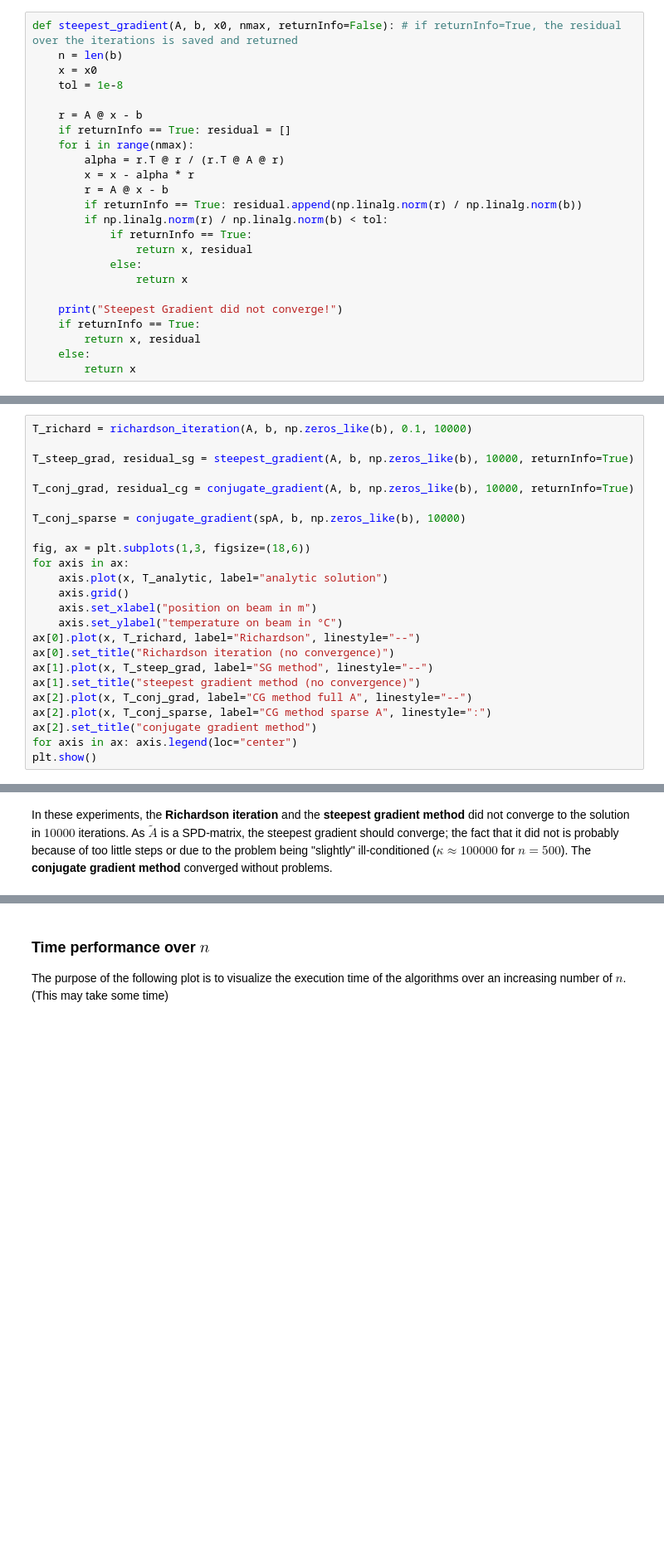
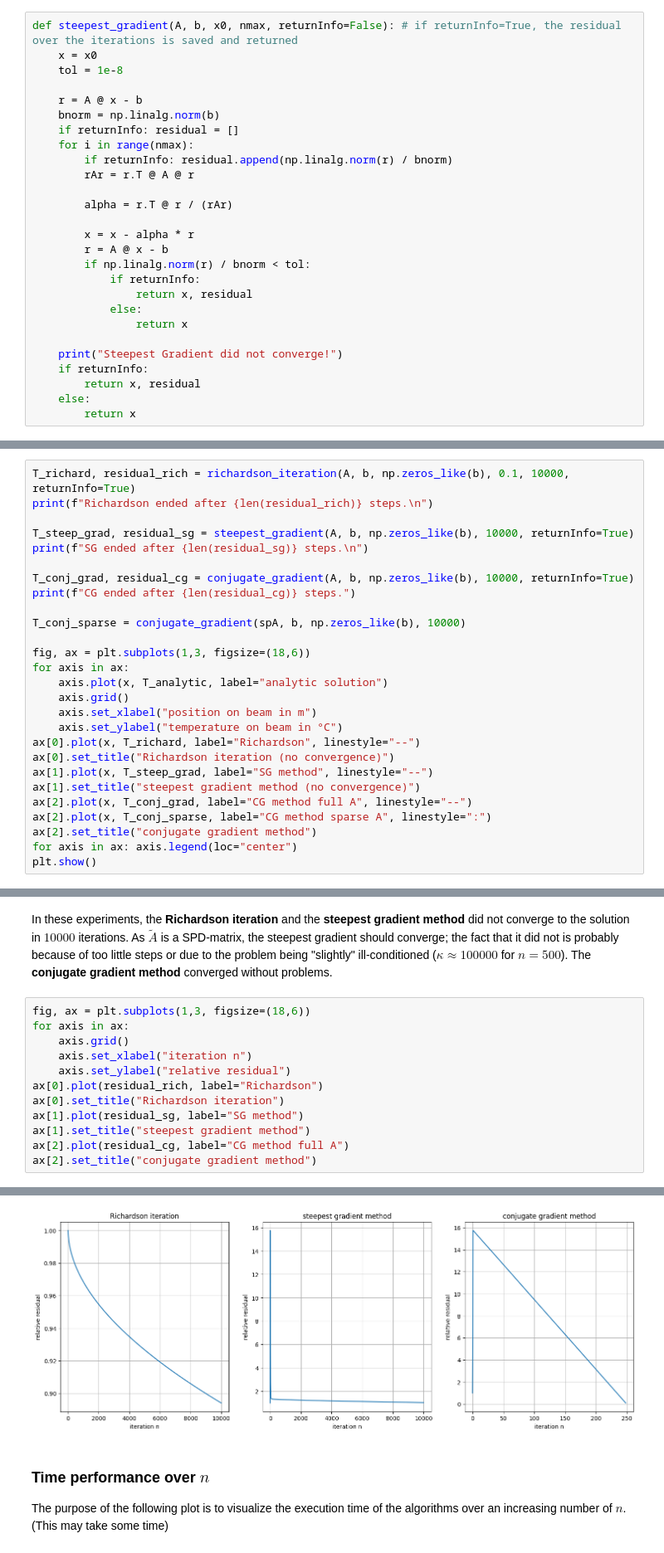
Before and after one commit to ajayhanssen/ThermalBar, a Jupyter notebook: thermalBar.ipynb, the cells around one changed output, grey strips where cells are left out. Shown at 83% size. Cells and saved outputs as stored; diff of their text form; blank space fills up the shorter version.

```diff
--- a/thermalBar.ipynb
+++ b/thermalBar.ipynb
@@ -276,25 +286,28 @@ def richardson_iteration(A, b, x0, theta, nmax):
 ##### Steepest gradient method
 # %%
 def steepest_gradient(A, b, x0, nmax, returnInfo=False): # if returnInfo=True, the residual over the iterations is saved and returned
-    n = len(b)
     x = x0
     tol = 1e-8
 
     r = A @ x - b
-    if returnInfo == True: residual = []
+    bnorm = np.linalg.norm(b)
+    if returnInfo: residual = []
     for i in range(nmax):
-        alpha = r.T @ r / (r.T @ A @ r)
+        if returnInfo: residual.append(np.linalg.norm(r) / bnorm)
+        rAr = r.T @ A @ r
+
+        alpha = r.T @ r / (rAr)
+
         x = x - alpha * r
         r = A @ x - b
-        if returnInfo == True: residual.append(np.linalg.norm(r) / np.linalg.norm(b))
-        if np.linalg.norm(r) / np.linalg.norm(b) < tol:
-            if returnInfo == True:
+        if np.linalg.norm(r) / bnorm < tol:
+            if returnInfo:
                 return x, residual
             else:
                 return x
 
     print("Steepest Gradient did not converge!")
-    if returnInfo == True:
+    if returnInfo:
         return x, residual
     else:
         return x
@@ -390,9 +403,12 @@ The system of equations is solved with each iterative solver and the results are
 # %%
-T_richard = richardson_iteration(A, b, np.zeros_like(b), 0.1, 10000)
+T_richard, residual_rich = richardson_iteration(A, b, np.zeros_like(b), 0.1, 10000, returnInfo=True)
+print(f"Richardson ended after {len(residual_rich)} steps.\n")
 
 T_steep_grad, residual_sg = steepest_gradient(A, b, np.zeros_like(b), 10000, returnInfo=True)
+print(f"SG ended after {len(residual_sg)} steps.\n")
 
 T_conj_grad, residual_cg = conjugate_gradient(A, b, np.zeros_like(b), 10000, returnInfo=True)
+print(f"CG ended after {len(residual_cg)} steps.")
 
 T_conj_sparse = conjugate_gradient(spA, b, np.zeros_like(b), 10000)
 
@@ -417,3 +438,16 @@ Steepest Gradient did not converge!
 [figure]
 # %% [markdown]
 In these experiments, the **Richardson iteration** and the **steepest gradient method** did not converge to the solution in $10000$ iterations. As $\utilde{A}$ is a SPD-matrix, the steepest gradient should converge; the fact that it did not is probably because of too little steps or due to the problem being "slightly" ill-conditioned ($\kappa\approx 100000$ for $n=500$). The **conjugate gradient method** converged without problems.
+# %%
+fig, ax = plt.subplots(1,3, figsize=(18,6))
+for axis in ax:
+    axis.grid()
+    axis.set_xlabel("iteration n")
+    axis.set_ylabel("relative residual")
+ax[0].plot(residual_rich, label="Richardson")
+ax[0].set_title("Richardson iteration")
+ax[1].plot(residual_sg, label="SG method")
+ax[1].set_title("steepest gradient method")
+ax[2].plot(residual_cg, label="CG method full A")
+ax[2].set_title("conjugate gradient method")
+# %% [output]
@@ -420,3 +455,4 @@ In these experiments, the **Richardson iteration** and the **steepest gradient m
+[figure, added]
 # %% [markdown]
 ### **Time performance over $n$**
 The purpose of the following plot is to visualize the execution time of the algorithms over an increasing number of $n$. (This may take some time)
```
Also changed, not shown: parts of 11 cells of this notebook.
